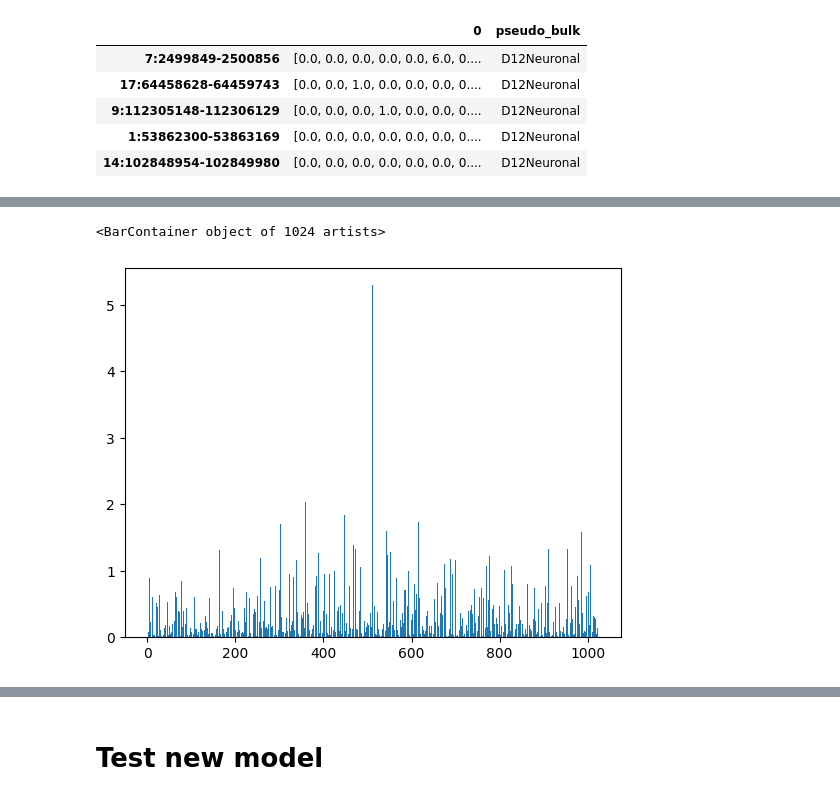
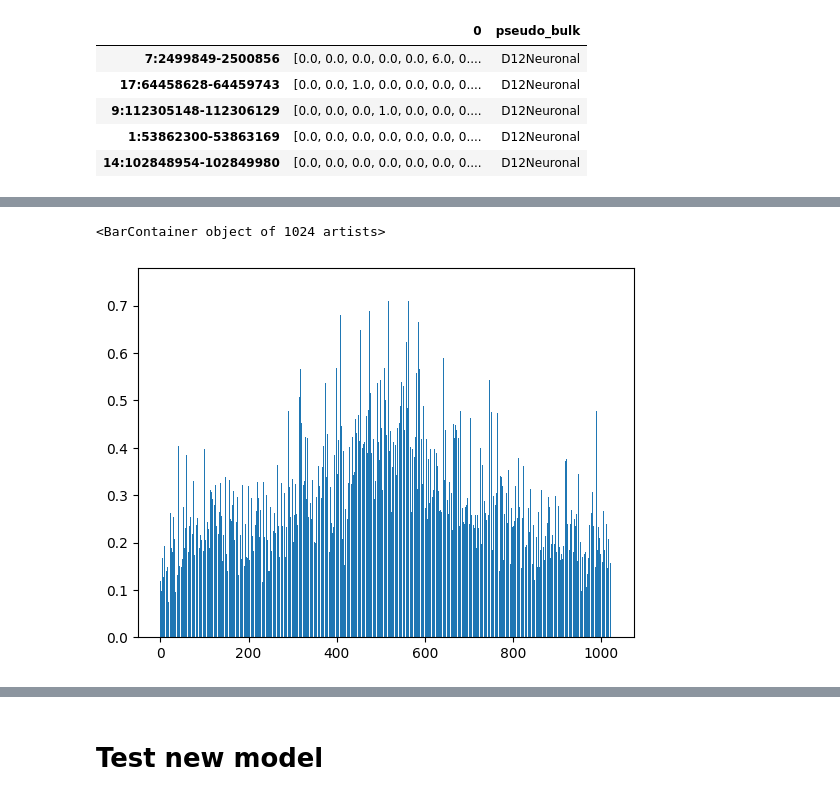
Before and after one commit to alexiaDorm/master-thesis, a Jupyter notebook: src/interpretation_models.ipynb, the cells around one changed output, grey strips where cells are left out. Saved outputs shown, nothing was run; the diff lists cells and outputs as text; code cells hidden in the pictures.

```diff
--- a/src/interpretation_models.ipynb
+++ b/src/interpretation_models.ipynb
@@ -336,5 +617,5 @@ plt.bar(x = np.arange(0,1024), height = true.iloc[0,0])
 # %%
-plt.bar(x = np.arange(0,1024), height = pred[0])
+plt.bar(x = np.arange(0,1024), height = pred[0].squeeze())
 # %% [output]
 <BarContainer object of 1024 artists>
-[figure, old version]
+[figure, new version]
```
Also changed, not shown: parts of 43 cells of this notebook, 6 other files.
